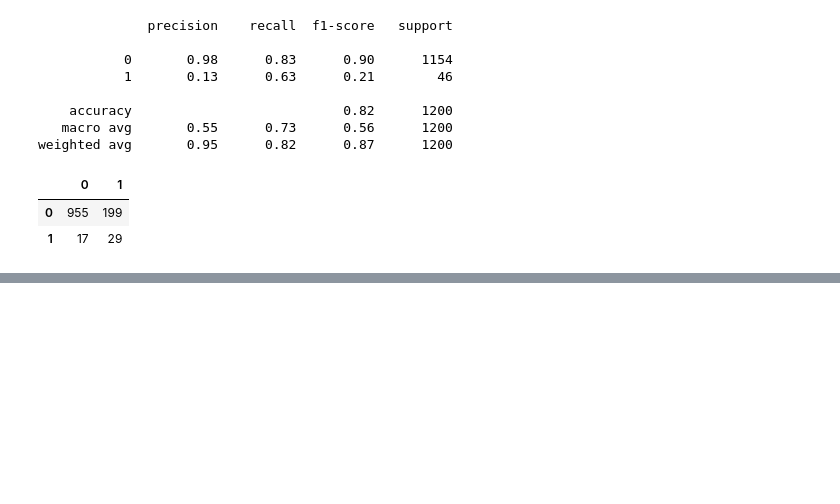
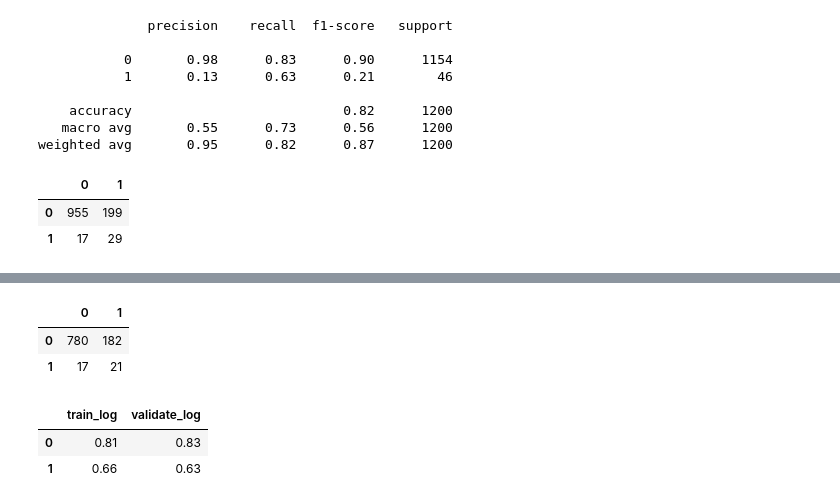
Before and after one commit to Project-DANE/DANE, a Jupyter notebook: andrew_modeling.ipynb, the cells around one changed output, grey strips where cells are left out. Saved outputs shown, nothing was run; the diff lists cells and outputs as text; code cells hidden in the pictures; blank space fills up the shorter version.

```diff
--- a/andrew_modeling.ipynb
+++ b/andrew_modeling.ipynb
@@ -435,4 +435,4 @@ pd.DataFrame(confusion_matrix(y_val, ez_pred), index=labels, columns=labels)
 | 0 | 955 | 199 |
 | 1 | 17 | 29 |
 # %%
-ez_test = e
+ez_test = ez.predict(test_scaled)
@@ -438,0 +450,6 @@ ez_test = e
+# %%
+pd.DataFrame(confusion_matrix(y_test, ez_test), index=labels, columns=labels)
+# %% [output]
+|  | 0 | 1 |
+| 0 | 780 | 182 |
+| 1 | 17 | 21 |
@@ -438,0 +595,6 @@ ez_test = e
+# %%
+ensemble(train_scaled, y_train, val_scaled, y_val)
+# %% [output]
+|  | train_log | validate_log |
+| 0 | 0.81 | 0.83 |
+| 1 | 0.66 | 0.63 |
```
Also changed, not shown: parts of 8 cells of this notebook.
